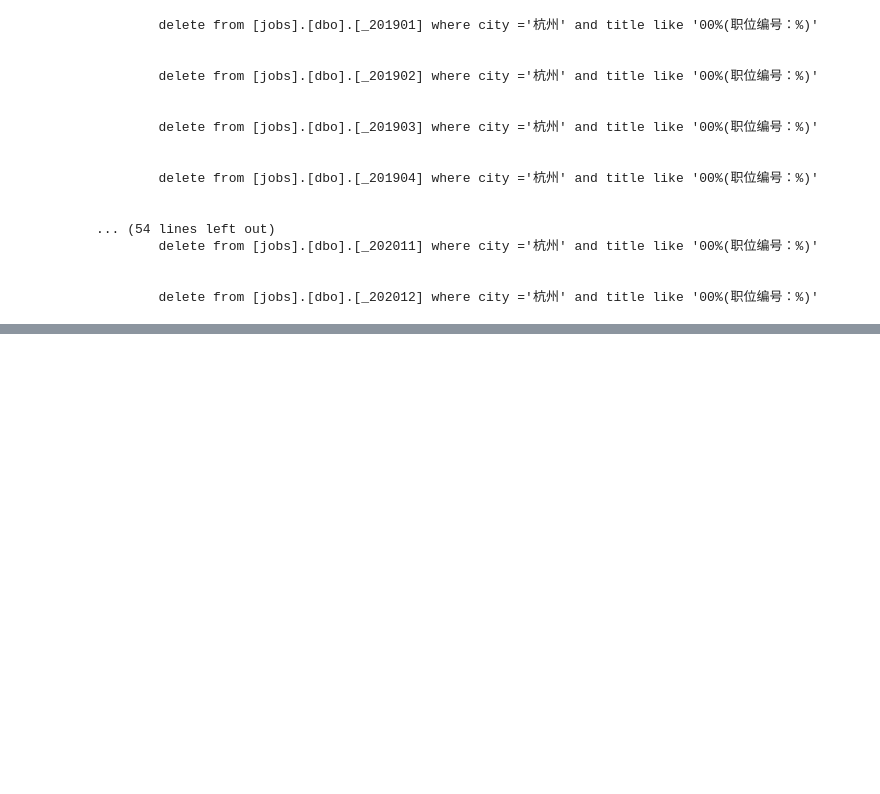
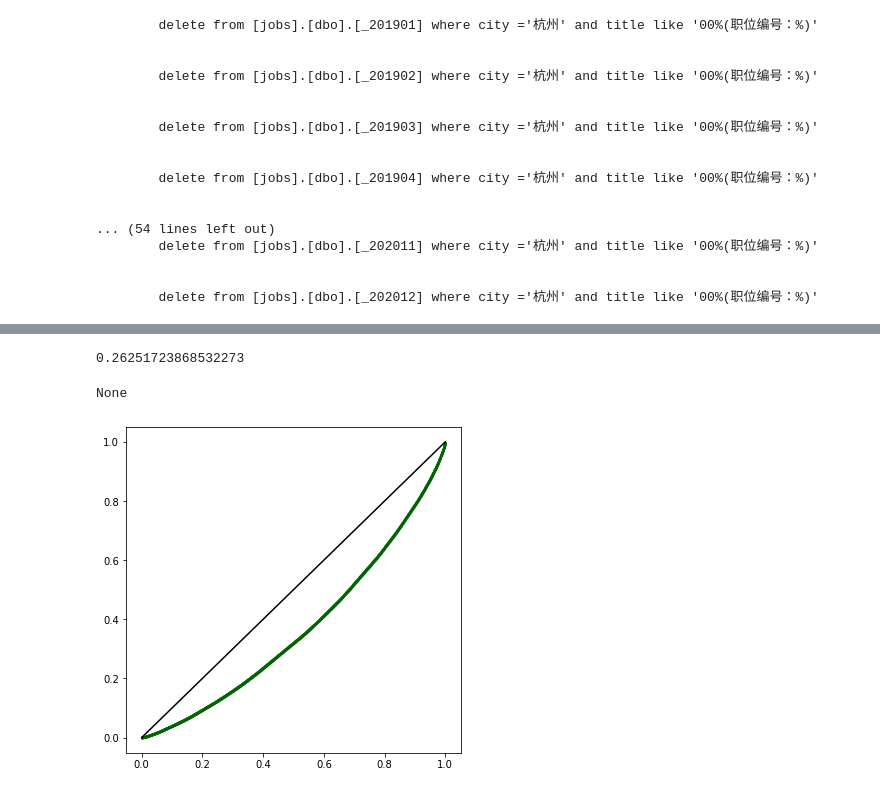
Before and after one commit to EricWebsmith/china_job_survey, a Jupyter notebook: reports/202005/General_Stats.ipynb, the cells around one changed output, grey strips where cells are left out. Drawn from its saved outputs; the diff is of its cells as text; code cells hidden in the pictures; blank space fills up the shorter version.

```diff
--- a/reports/202005/General_Stats.ipynb
+++ b/reports/202005/General_Stats.ipynb
@@ -147,0 +193,8 @@ sql
+# %%
+city_salary=data_original.loc[data_original['city']=='杭州'].monthly_salary.values
+display(gini(city_salary))
+display(lorenz_curve(city_salary))
+# %% [output]
+0.26251723868532273
+None
+[figure, added]
```
Also changed, not shown: parts of 16 cells of this notebook, 46 other files.
